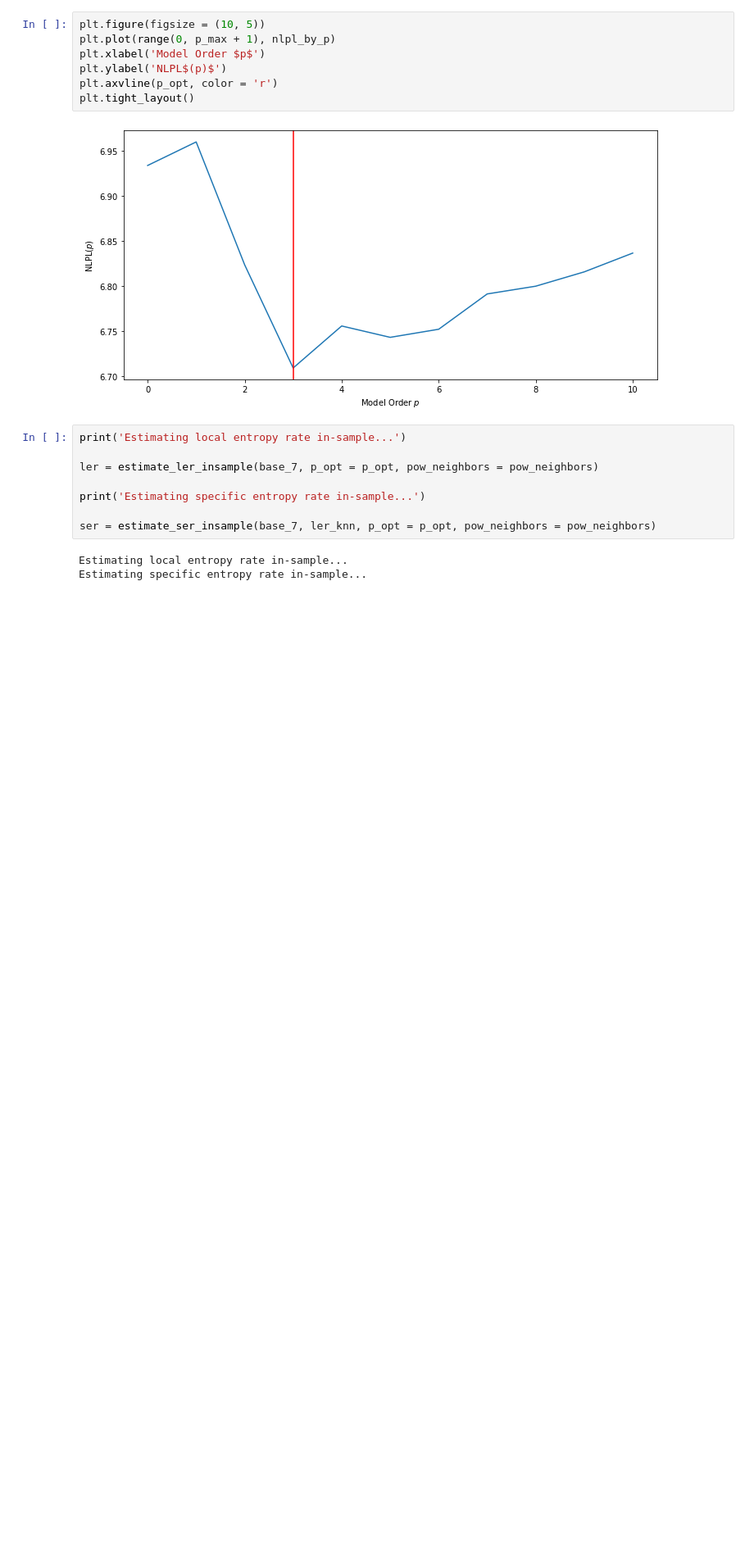
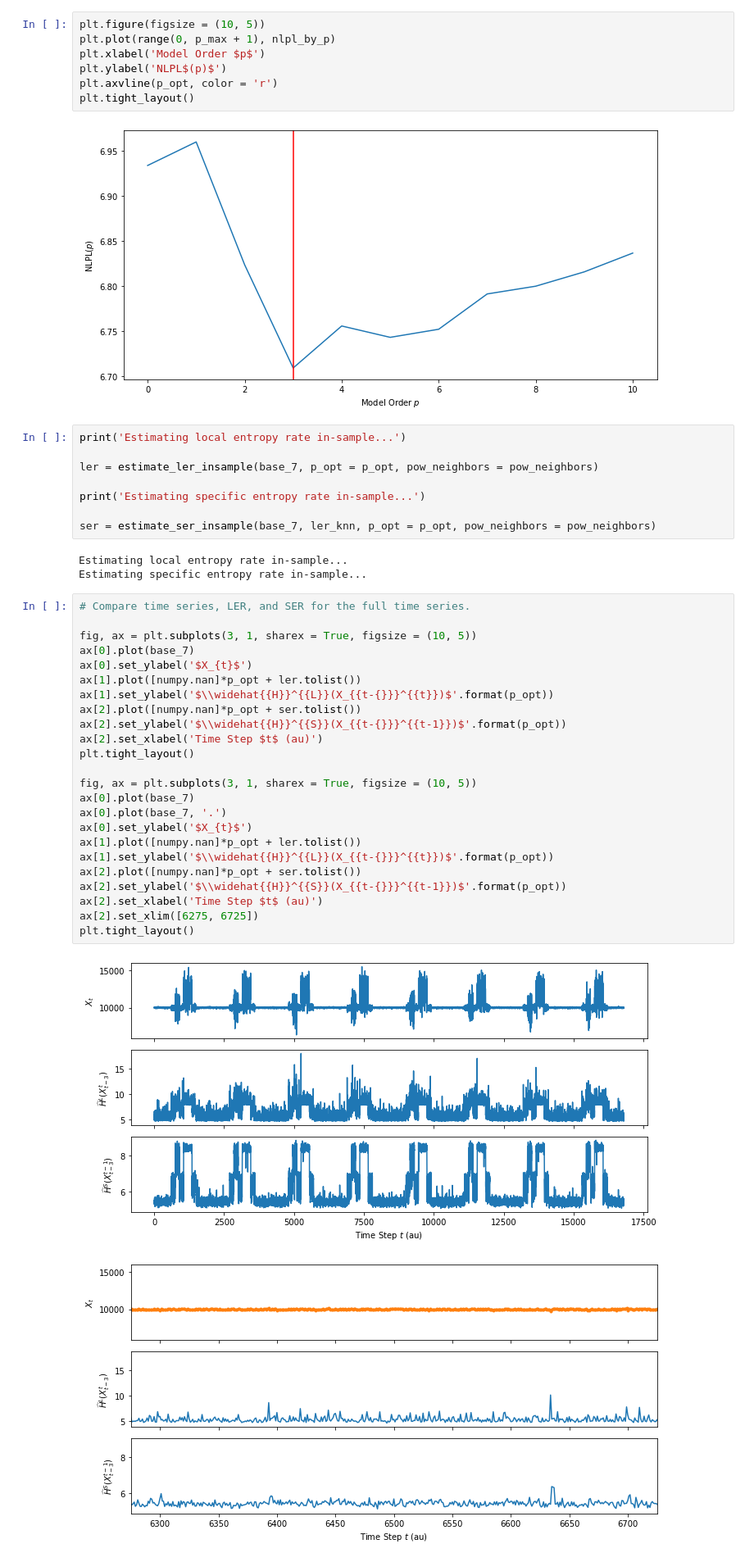
Before and after one commit to nnao45/jaist-my-jupyter, a Jupyter notebook: lab/notebook/local/test02.ipynb, the cells around one changed output. Shown: that part at 82% size. Drawn from its saved outputs; the diff is of its cells as text; blank space fills up the shorter version.

```diff
--- a/lab/notebook/local/test02.ipynb
+++ b/lab/notebook/local/test02.ipynb
@@ -568,3 +580,30 @@ ser = estimate_ser_insample(base_7, ler_knn, p_opt = p_opt, pow_neighbors = pow_
 # %% [output]
 Estimating local entropy rate in-sample...
 Estimating specific entropy rate in-sample...
+# %%
+# Compare time series, LER, and SER for the full time series.
+
+fig, ax = plt.subplots(3, 1, sharex = True, figsize = (10, 5))
+ax[0].plot(base_7)
+ax[0].set_ylabel('$X_{t}$')
+ax[1].plot([numpy.nan]*p_opt + ler.tolist())
+ax[1].set_ylabel('$\\widehat{{H}}^{{L}}(X_{{t-{}}}^{{t}})$'.format(p_opt))
+ax[2].plot([numpy.nan]*p_opt + ser.tolist())
+ax[2].set_ylabel('$\\widehat{{H}}^{{S}}(X_{{t-{}}}^{{t-1}})$'.format(p_opt))
+ax[2].set_xlabel('Time Step $t$ (au)')
+plt.tight_layout()
+
+fig, ax = plt.subplots(3, 1, sharex = True, figsize = (10, 5))
+ax[0].plot(base_7)
+ax[0].plot(base_7, '.')
+ax[0].set_ylabel('$X_{t}$')
+ax[1].plot([numpy.nan]*p_opt + ler.tolist())
+ax[1].set_ylabel('$\\widehat{{H}}^{{L}}(X_{{t-{}}}^{{t}})$'.format(p_opt))
+ax[2].plot([numpy.nan]*p_opt + ser.tolist())
+ax[2].set_ylabel('$\\widehat{{H}}^{{S}}(X_{{t-{}}}^{{t-1}})$'.format(p_opt))
+ax[2].set_xlabel('Time Step $t$ (au)')
+ax[2].set_xlim([6275, 6725])
+plt.tight_layout()
+# %% [output]
+[figure, added]
+[figure, added]
```
Also changed, not shown: parts of 20 cells of this notebook, 24 other files.
